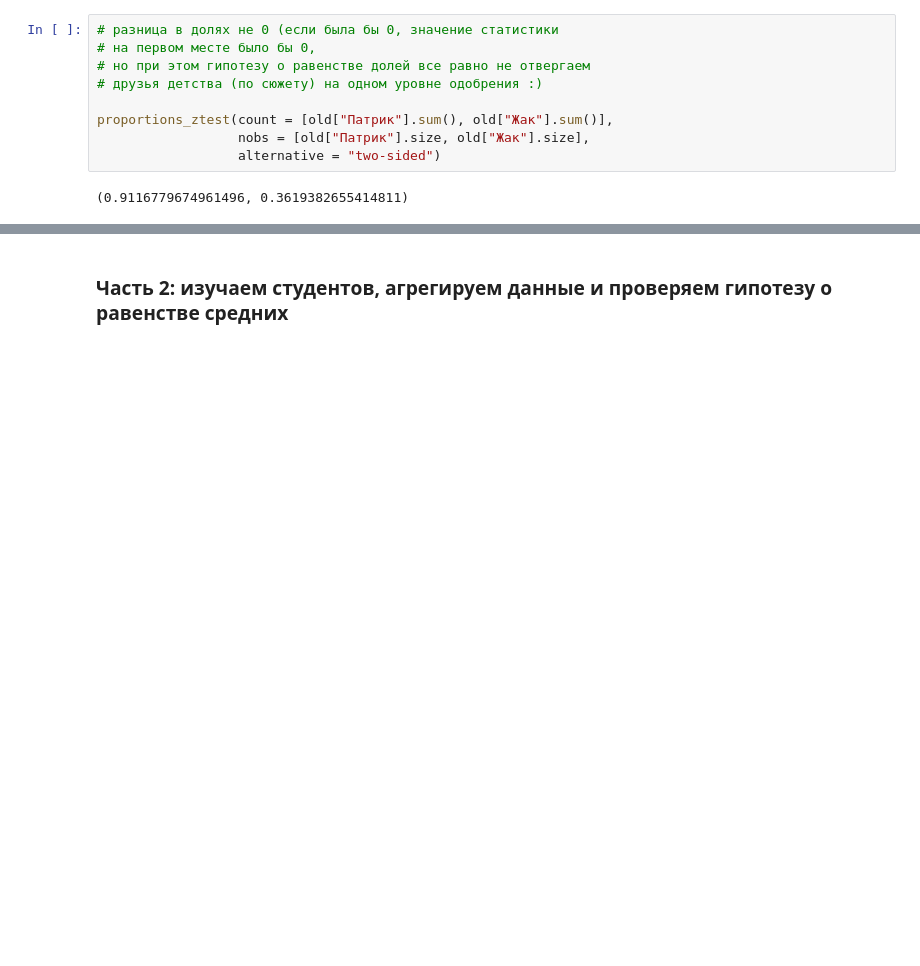
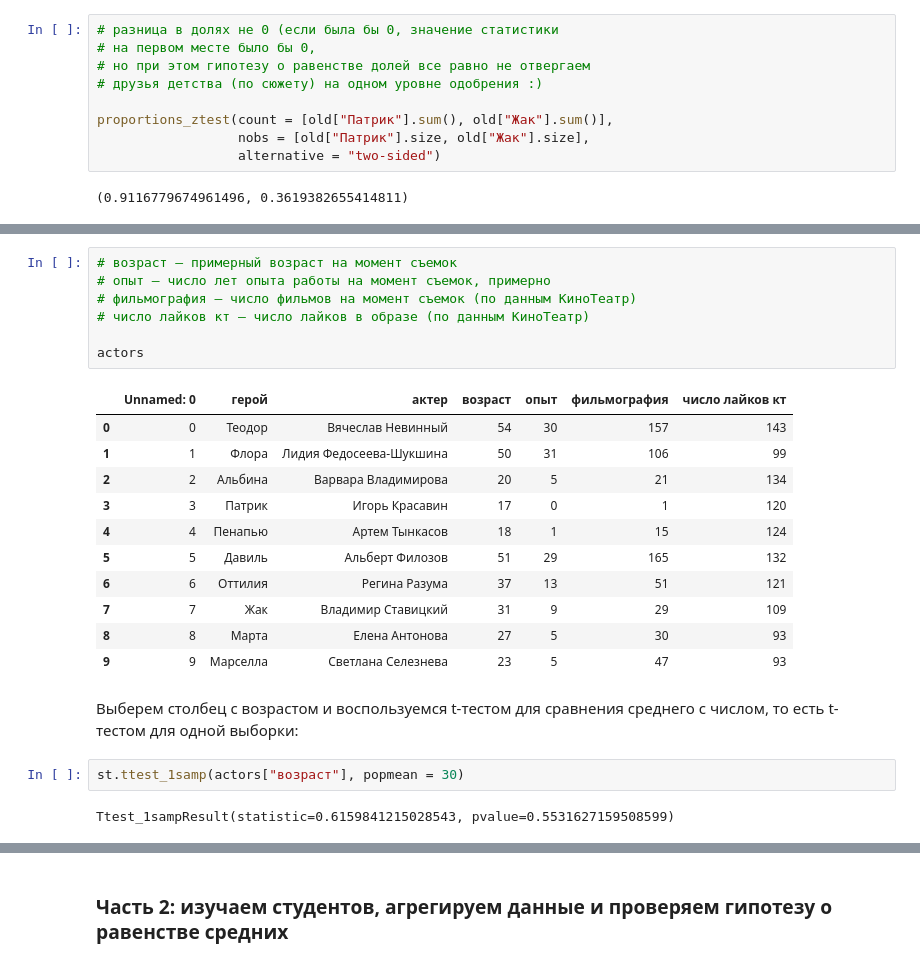
Before and after one commit to allatambov/QuantData23, a Jupyter notebook: qd-practice05-upd.ipynb, the cells around one changed output, grey strips where cells are left out. Saved outputs shown, nothing was run; the diff lists cells and outputs as text; blank space fills up the shorter version.

```diff
--- a/qd-practice05-upd.ipynb
+++ b/qd-practice05-upd.ipynb
@@ -457,0 +469,25 @@ proportions_ztest(count = [old["Патрик"].sum(), old["Жак"].sum()],
+# %%
+# возраст – примерный возраст на момент съемок
+# опыт – число лет опыта работы на момент съемок, примерно
+# фильмография – число фильмов на момент съемок (по данным КиноТеатр)
+# число лайков кт – число лайков в образе (по данным КиноТеатр)
+
+actors
+# %% [output]
+|  | Unnamed: 0 | герой | актер | возраст | опыт | фильмография | число лайков кт |
+| 0 | 0 | Теодор | Вячеслав Невинный | 54 | 30 | 157 | 143 |
+| 1 | 1 | Флора | Лидия Федосеева-Шукшина | 50 | 31 | 106 | 99 |
+| 2 | 2 | Альбина | Варвара Владимирова | 20 | 5 | 21 | 134 |
+| 3 | 3 | Патрик | Игорь Красавин | 17 | 0 | 1 | 120 |
+| 4 | 4 | Пенапью | Артем Тынкасов | 18 | 1 | 15 | 124 |
+| 5 | 5 | Давиль | Альберт Филозов | 51 | 29 | 165 | 132 |
+| 6 | 6 | Оттилия | Регина Разума | 37 | 13 | 51 | 121 |
+| 7 | 7 | Жак | Владимир Ставицкий | 31 | 9 | 29 | 109 |
+| 8 | 8 | Марта | Елена Антонова | 27 | 5 | 30 | 93 |
+| 9 | 9 | Марселла | Светлана Селезнева | 23 | 5 | 47 | 93 |
+# %% [markdown]
+Выберем столбец с возрастом и воспользуемся t-тестом для сравнения среднего с числом, то есть t-тестом для одной выборки:
+# %%
+st.ttest_1samp(actors["возраст"], popmean = 30)
+# %% [output]
+Ttest_1sampResult(statistic=0.6159841215028543, pvalue=0.5531627159508599)
```
Also changed, not shown: parts of 3 cells of this notebook.
